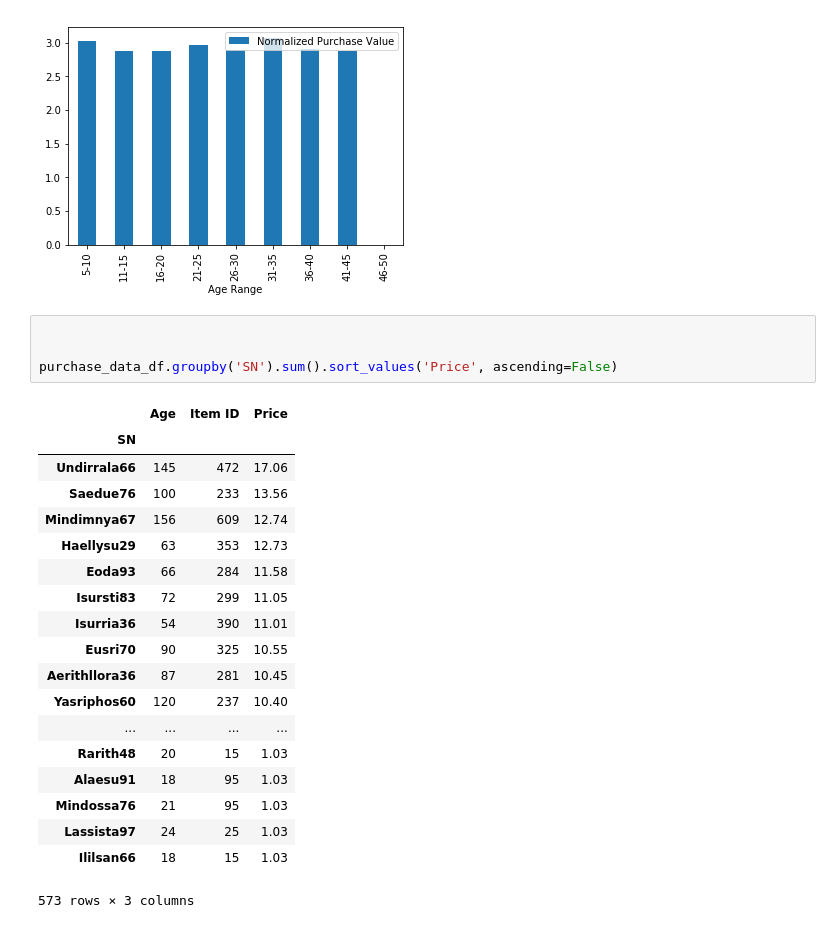
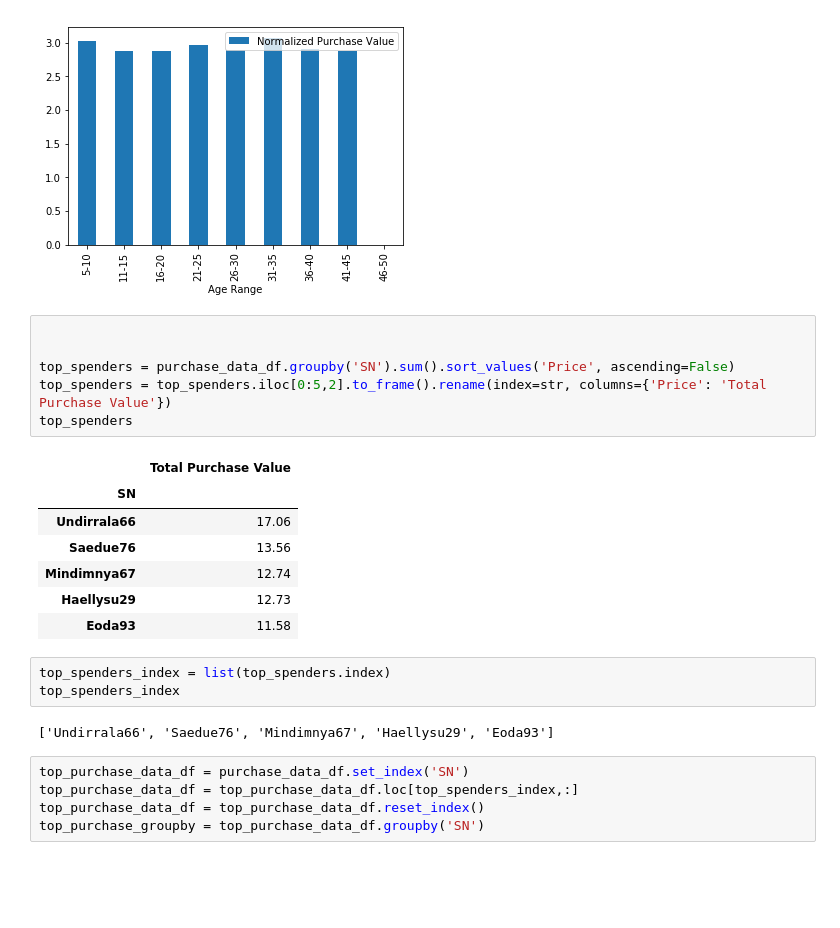
Before and after one commit to jgroth1/Pandas_data_Analysis, a Jupyter notebook: HeroesOfPymoli/Heroes_of_Pymoli_Analysis.ipynb, the cells around one changed output. Cells and saved outputs as stored; diff of their text form; blank space fills up the shorter version.

```diff
--- a/HeroesOfPymoli/Heroes_of_Pymoli_Analysis.ipynb
+++ b/HeroesOfPymoli/Heroes_of_Pymoli_Analysis.ipynb
@@ -290,24 +290,24 @@ age_normalized_tot.plot.bar()
 # %%
 
 
-purchase_data_df.groupby('SN').sum().sort_values('Price', ascending=False)
+top_spenders = purchase_data_df.groupby('SN').sum().sort_values('Price', ascending=False)
+top_spenders = top_spenders.iloc[0:5,2].to_frame().rename(index=str, columns={'Price': 'Total Purchase Value'})
+top_spenders
 # %% [output]
-|  | Age | Item ID | Price |
-| SN |  |  |  |
-| Undirrala66 | 145 | 472 | 17.06 |
-| Saedue76 | 100 | 233 | 13.56 |
-| Mindimnya67 | 156 | 609 | 12.74 |
-| Haellysu29 | 63 | 353 | 12.73 |
-| Eoda93 | 66 | 284 | 11.58 |
-| Isursti83 | 72 | 299 | 11.05 |
-| Isurria36 | 54 | 390 | 11.01 |
-| Eusri70 | 90 | 325 | 10.55 |
-| Aerithllora36 | 87 | 281 | 10.45 |
-| Yasriphos60 | 120 | 237 | 10.40 |
-| ... | ... | ... | ... |
-| Rarith48 | 20 | 15 | 1.03 |
-| Alaesu91 | 18 | 95 | 1.03 |
-| Mindossa76 | 21 | 95 | 1.03 |
-| Lassista97 | 24 | 25 | 1.03 |
-| Ililsan66 | 18 | 15 | 1.03 |
+|  | Total Purchase Value |
+| SN |  |
+| Undirrala66 | 17.06 |
+| Saedue76 | 13.56 |
+| Mindimnya67 | 12.74 |
+| Haellysu29 | 12.73 |
+| Eoda93 | 11.58 |
-573 rows × 3 columns
+# %%
+top_spenders_index = list(top_spenders.index)
+top_spenders_index
+# %% [output]
+['Undirrala66', 'Saedue76', 'Mindimnya67', 'Haellysu29', 'Eoda93']
+# %%
+top_purchase_data_df = purchase_data_df.set_index('SN')
+top_purchase_data_df = top_purchase_data_df.loc[top_spenders_index,:]
+top_purchase_data_df = top_purchase_data_df.reset_index()
+top_purchase_groupby = top_purchase_data_df.groupby('SN')
```
Also changed, not shown: parts of 5 cells of this notebook.
